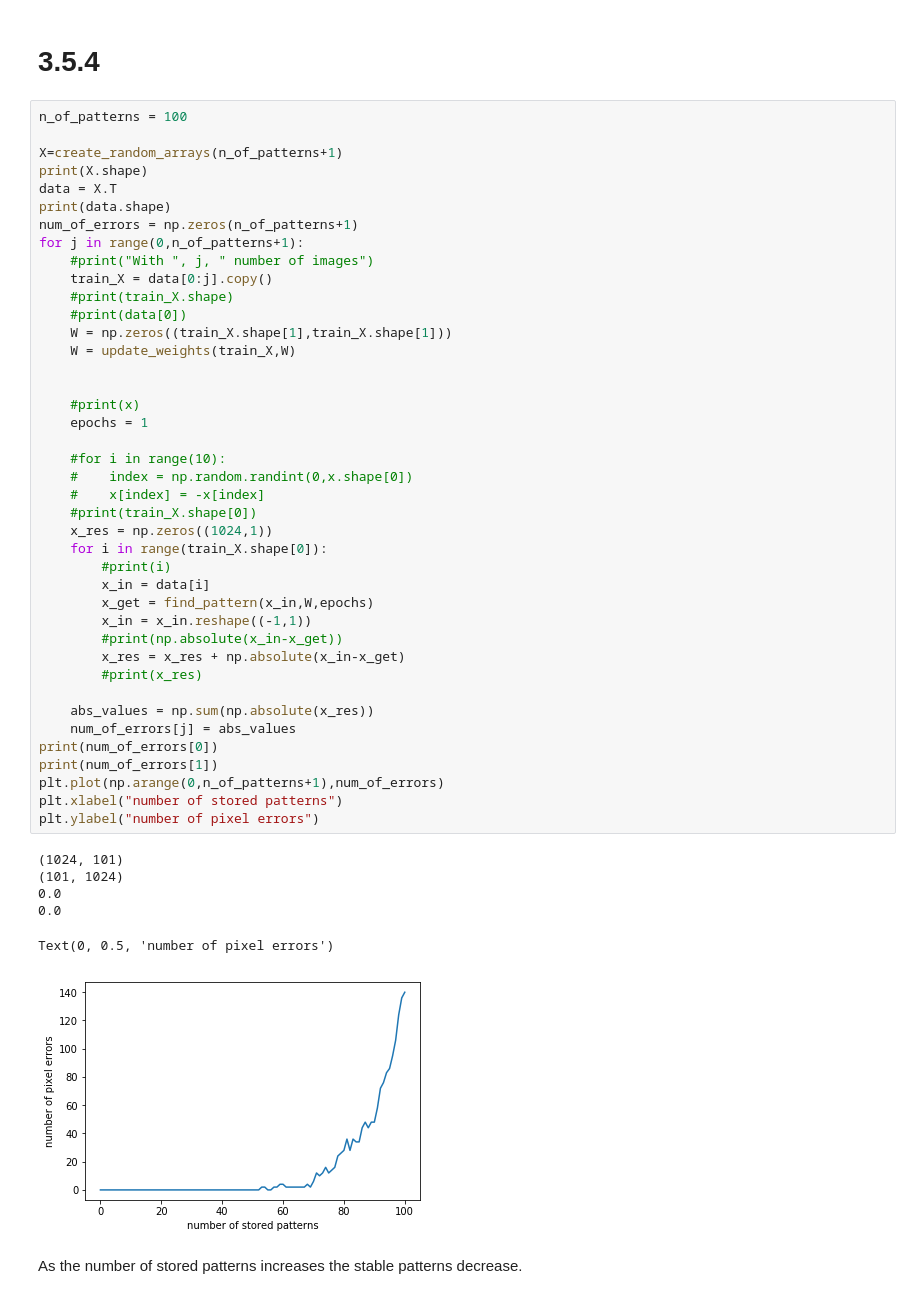
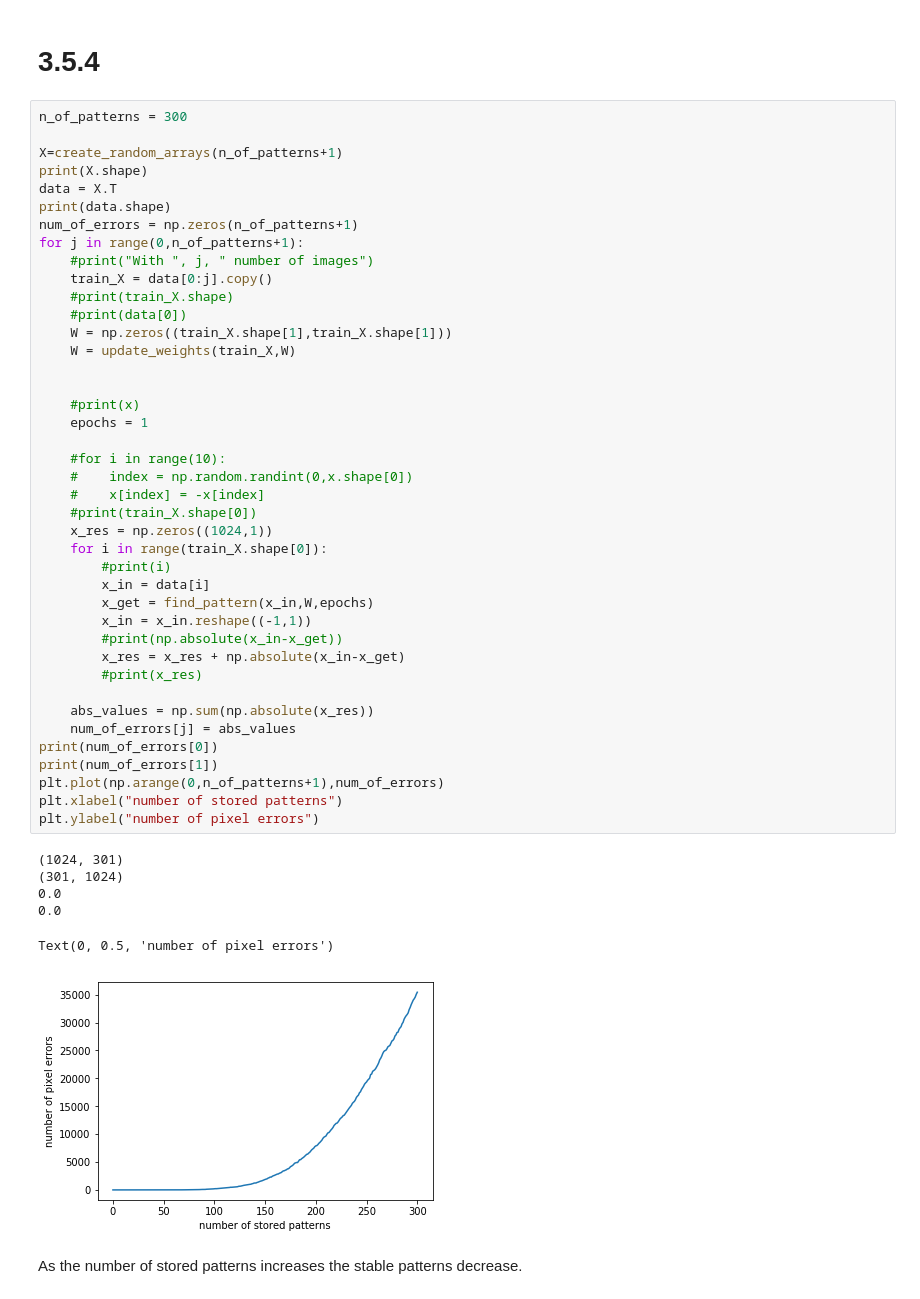
Before and after one commit to smallgreycreatures/DD2437, a Jupyter notebook: lab3/3.5.ipynb, the cells around one changed output. Drawn from its saved outputs; the diff is of its cells as text.

```diff
--- a/lab3/3.5.ipynb
+++ b/lab3/3.5.ipynb
@@ -235,7 +235,7 @@ We have way better performamce with the random generated patterns. We can add ar
 # %% [markdown]
 # 3.5.4
 # %%
-n_of_patterns = 100
+n_of_patterns = 300
 
 X=create_random_arrays(n_of_patterns+1)
 print(X.shape)
@@ -252,36 +252,36 @@ for j in range(0,n_of_patterns+1):
 
 
     #print(x)
     epochs = 1
 
     #for i in range(10):
     #    index = np.random.randint(0,x.shape[0])
     #    x[index] = -x[index]
     #print(train_X.shape[0])
     x_res = np.zeros((1024,1))
     for i in range(train_X.shape[0]):
         #print(i)
         x_in = data[i]
         x_get = find_pattern(x_in,W,epochs)
         x_in = x_in.reshape((-1,1))
         #print(np.absolute(x_in-x_get))
         x_res = x_res + np.absolute(x_in-x_get)
         #print(x_res)
 
     abs_values = np.sum(np.absolute(x_res))
     num_of_errors[j] = abs_values
 print(num_of_errors[0])
 print(num_of_errors[1])
 plt.plot(np.arange(0,n_of_patterns+1),num_of_errors)
 plt.xlabel("number of stored patterns")
 plt.ylabel("number of pixel errors")
 # %% [output]
-(1024, 101)
-(101, 1024)
+(1024, 301)
+(301, 1024)
 0.0
 0.0
 Text(0, 0.5, 'number of pixel errors')
-[figure, old version]
+[figure, new version]
 # %% [markdown]
 As the number of stored patterns increases the stable patterns decrease.
 # %% [markdown]
```
Also changed, not shown: 1 other file.
